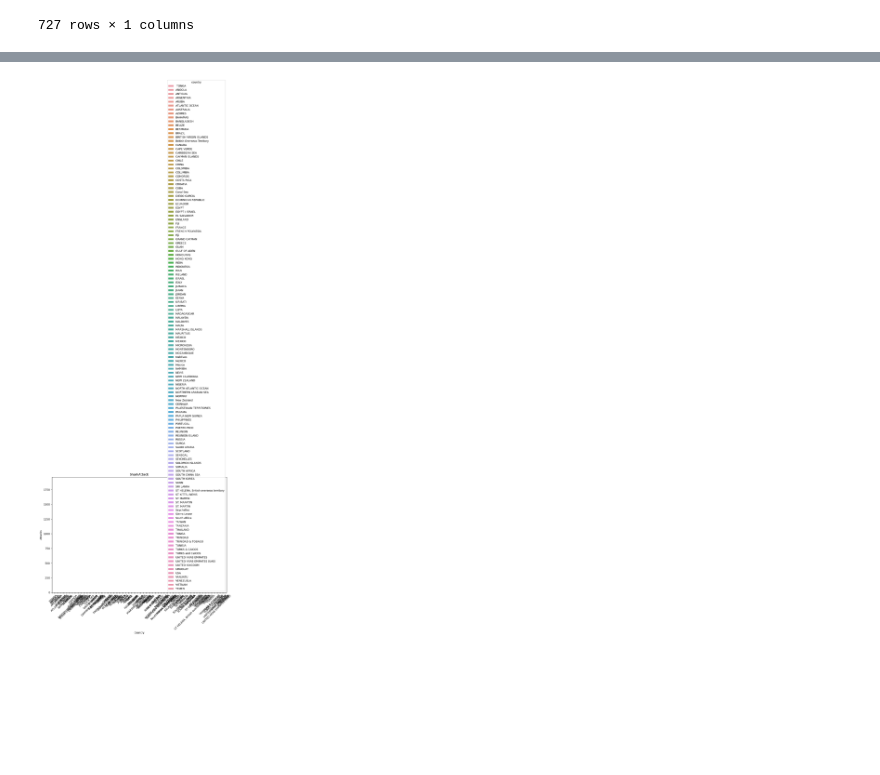
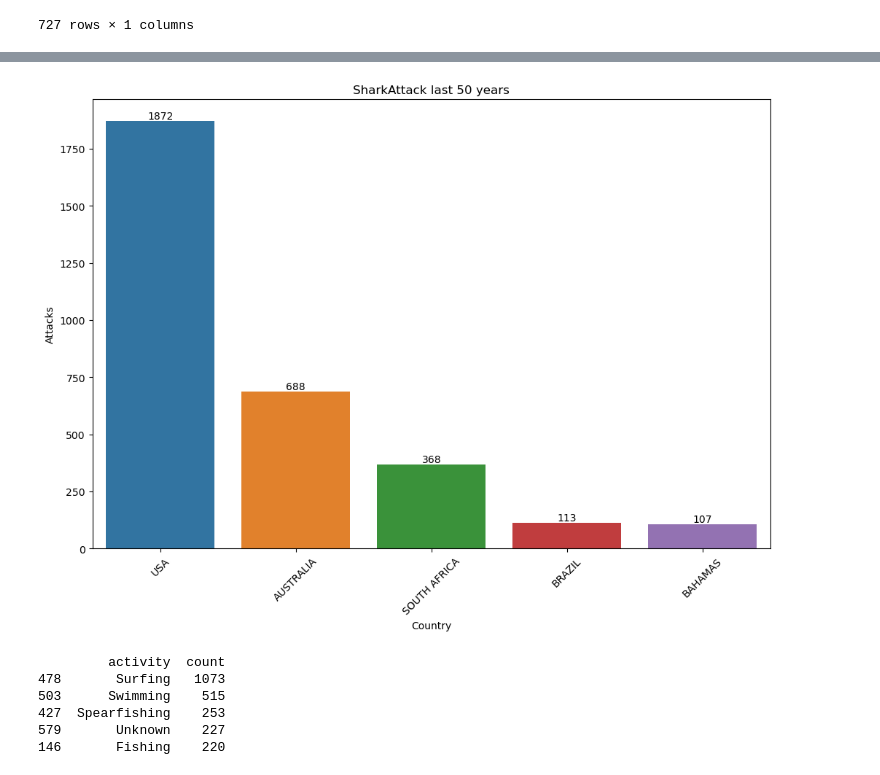
Before and after one commit to harimrys/Project-Shark-Attack-G1, a Jupyter notebook: main.ipynb, the cells around one changed output, grey strips where cells are left out. Cells and saved outputs as stored; diff of their text form; code cells hidden in the pictures; blank space fills up the shorter version.

```diff
--- a/main.ipynb
+++ b/main.ipynb
@@ -243,6 +243,6 @@ Ataques fatales por año y país
 727 rows × 1 columns
 # %%
 group = df.groupby('country').size().reset_index(name='count')
-
-print(group)
+top_5 = group.sort_values(by='count', ascending=False).head(5)
+print(top_5)
 # %% [output]
@@ -263,12 +255,25 @@ print(group)
 # %%
 plt.figure(figsize=(12, 8))
-sns.barplot(x='country', y='count', hue='country', data=group)
+sns.barplot(x='country', y='count', data=top_5)
 
-plt.title('SharkAttack')
+plt.title('SharkAttack last 50 years')
 plt.xlabel('Country')
 plt.ylabel('Attacks')
 plt.xticks(rotation=45)
+for index, value in enumerate(top_5['count']):
+    plt.text(index, value, str(value), ha='center', va='bottom')
 
 plt.show()
 # %% [output]
-[figure, old version]
+[figure, new version]
+# %%
+group_activity = df.groupby('activity').size().reset_index(name='count')
+top_5_activity = group_activity.sort_values(by='count', ascending=False).head(5)
+print(top_5_activity)
+# %% [output]
+         activity  count
+478       Surfing   1073
+503      Swimming    515
+427  Spearfishing    253
+579       Unknown    227
+146       Fishing    220
```
Also changed, not shown: parts of 4 cells of this notebook.
